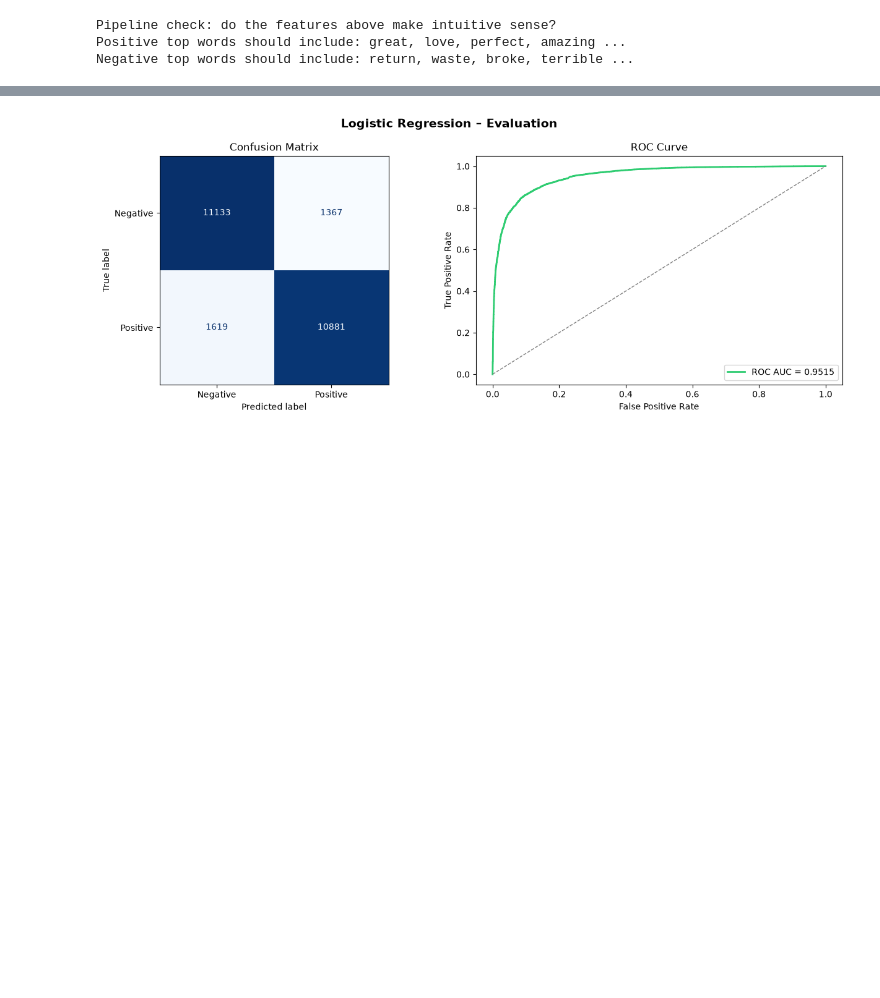
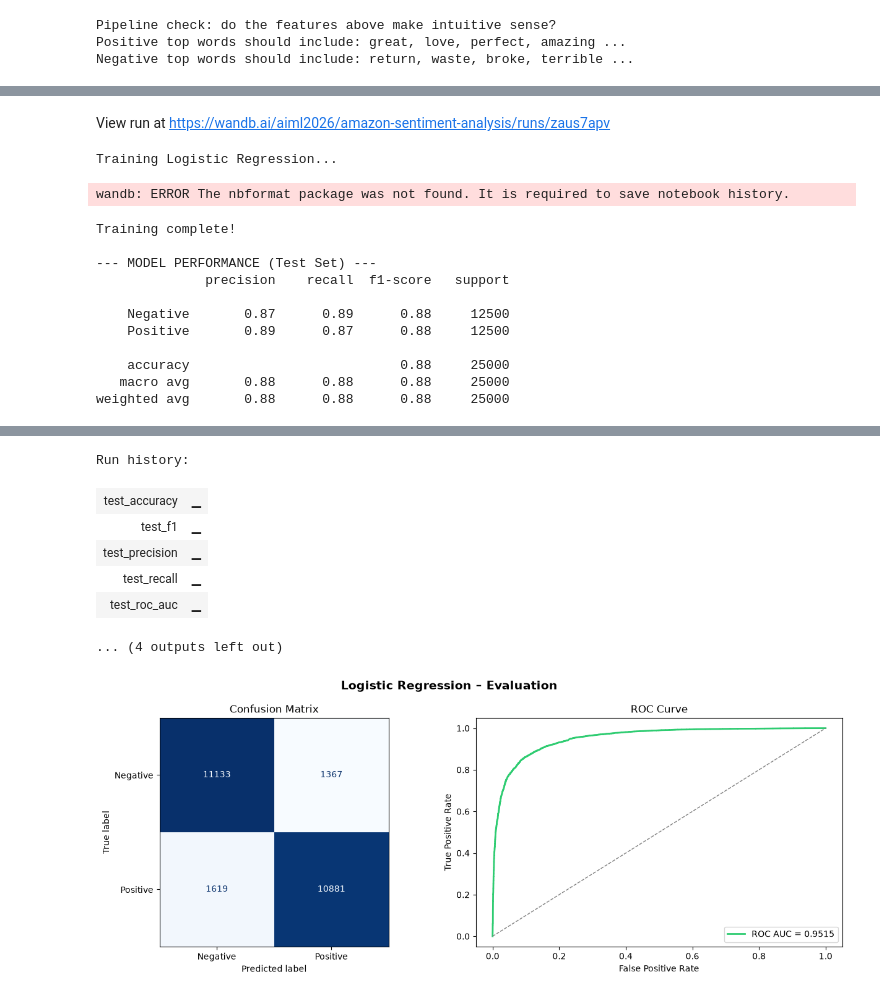
Before and after one commit to hibenji/aiml, a Jupyter notebook: AiML_logistic_regression.ipynb, the cells around one changed output, grey strips where cells are left out. Saved outputs shown, nothing was run; the diff lists cells and outputs as text; code cells hidden in the pictures; blank space fills up the shorter version.

Commit message:
adjusted training for wandb

```diff
--- a/AiML_logistic_regression.ipynb
+++ b/AiML_logistic_regression.ipynb
@@ -357,0 +325,59 @@ weighted avg       0.88      0.88      0.88     25000
+# %%
+#cell 8 training
+import wandb
+from sklearn.linear_model import LogisticRegression
+from sklearn.metrics import classification_report, accuracy_score, precision_score, recall_score, f1_score, roc_auc_score
+
+wandb.finish()
+
+run = wandb.init(
+    entity="aiml2026",
+    project="amazon-sentiment-analysis",
+    group="logreg",
+    job_type="train",
+    name="logistic-regression",
+    tags=["logreg", "tfidf"],
+    config={
+        "model": "Logistic Regression",
+        "C": 1.0,
+        "max_iter": 1000,
+        "solver": "lbfgs",
+        "class_weight": "balanced",
+        "tfidf_max_features": 15000,
+        "ngram_range": "(1,2)",
+        "train_samples": len(X_train_tfidf.toarray()),
+        "test_samples": len(X_test_tfidf.toarray()),
+    }
+)
+
+# 2. Fit the model
+print("Training Logistic Regression...")
+lr_model = LogisticRegression(
+    C=1.0,
+    max_iter=1000,
+    solver="lbfgs",
+    class_weight="balanced",
+    random_state=42,
+)
+lr_model.fit(X_train_tfidf, y_train)
+print("Training complete!")
+
+# 3. Evaluate matching your exact neural net logic
+y_pred  = lr_model.predict(X_test_tfidf)
+y_proba = lr_model.predict_proba(X_test_tfidf)[:, 1]
+
+print("\n--- MODEL PERFORMANCE (Test Set) ---")
+print(classification_report(y_test, y_pred, target_names=["Negative", "Positive"]))
+
+# 4. Log identical keys via wandb.log so they share columns/axes in the UI
+wandb.log({
+    "test_accuracy": accuracy_score(y_test, y_pred),
+    "test_precision": precision_score(y_test, y_pred),
+    "test_recall": recall_score(y_test, y_pred),
+    "test_f1": f1_score(y_test, y_pred),
+    "test_roc_auc": roc_auc_score(y_test, y_proba)
+})
+
+# Close the run
+wandb.finish()
+# %% [output]
@@ -357,0 +389,14 @@ weighted avg       0.88      0.88      0.88     25000
+View run at https://wandb.ai/aiml2026/amazon-sentiment-analysis/runs/zaus7apv
+Training Logistic Regression...
+wandb: ERROR The nbformat package was not found. It is required to save notebook history.
+Training complete!
+
+--- MODEL PERFORMANCE (Test Set) ---
+              precision    recall  f1-score   support
+
+    Negative       0.87      0.89      0.88     12500
+    Positive       0.89      0.87      0.88     12500
+
+    accuracy                           0.88     25000
+   macro avg       0.88      0.88      0.88     25000
+weighted avg       0.88      0.88      0.88     25000
@@ -358,3 +404,10 @@ weighted avg       0.88      0.88      0.88     25000
+Run history:
+| test_accuracy | ▁ |
+| test_f1 | ▁ |
+| test_precision | ▁ |
+| test_recall | ▁ |
+| test_roc_auc | ▁ |
+... (4 outputs left out)
 # %%
 #cell 9
 
```
Also changed, not shown: parts of 6 cells of this notebook.
